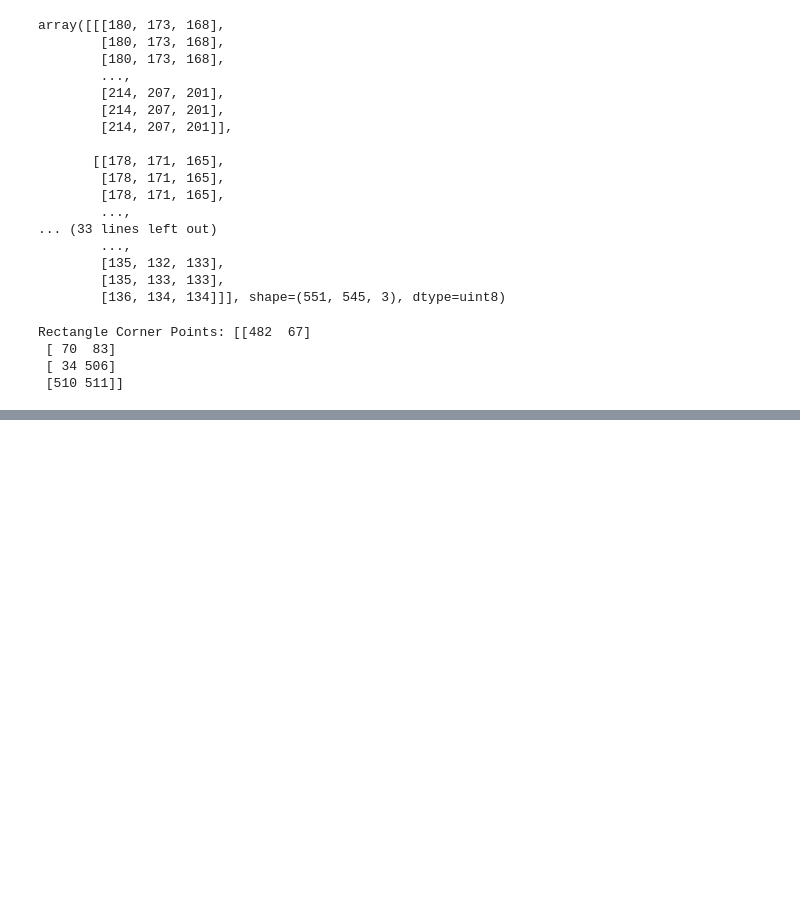
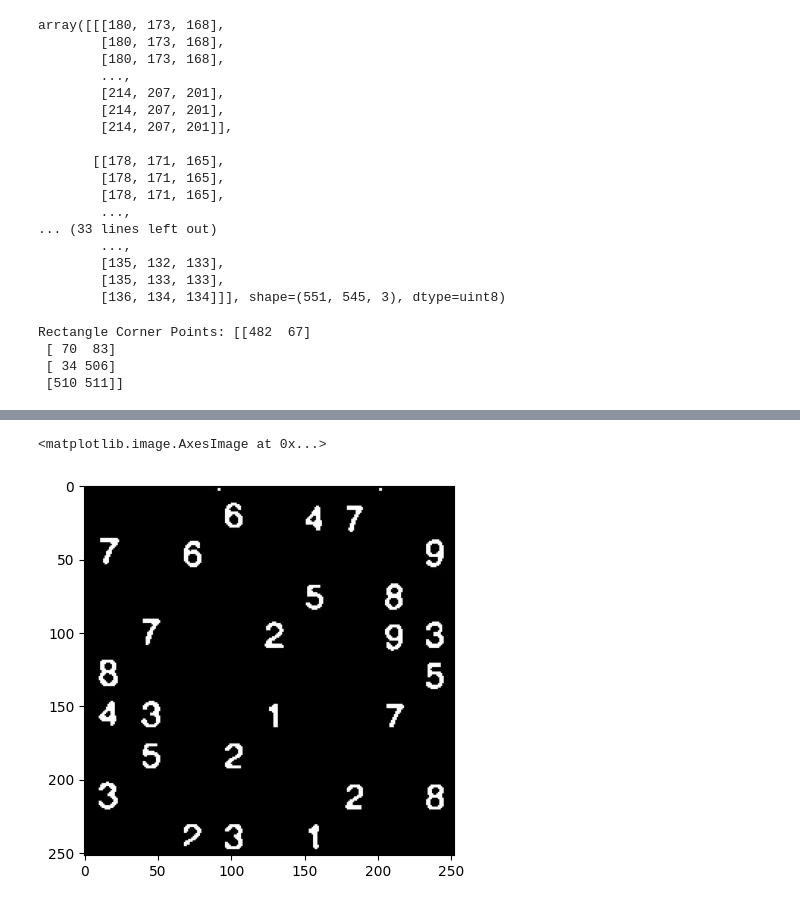
Before and after one commit to parsamhb82/AI-Powered_Sudoku_Grid_Extraction_and_Solver, a Jupyter notebook: image_processing.ipynb, the cells around one changed output, grey strips where cells are left out. Cells and saved outputs as stored; diff of their text form; code cells hidden in the pictures; blank space fills up the shorter version.

```diff
--- a/image_processing.ipynb
+++ b/image_processing.ipynb
@@ -135,0 +160,15 @@ cv.destroyAllWindows()
+# %%
+no_noise = cv.bilateralFilter(no_grid, 7, 90, 90)
+
+no_noise = cv.medianBlur(no_noise, 3)
+kernel = np.ones((2,2), np.uint8)  # Small kernel to remove noise
+
+no_noise = cv.erode(no_noise, kernel, iterations=1)
+
+no_noise = cv.dilate(no_noise, kernel, iterations=1)
+
+
+plt.imshow(no_noise, cmap='gray')
+# %% [output]
+<matplotlib.image.AxesImage at 0x...>
+[figure, added]
```
Also changed, not shown: parts of 12 cells of this notebook.
